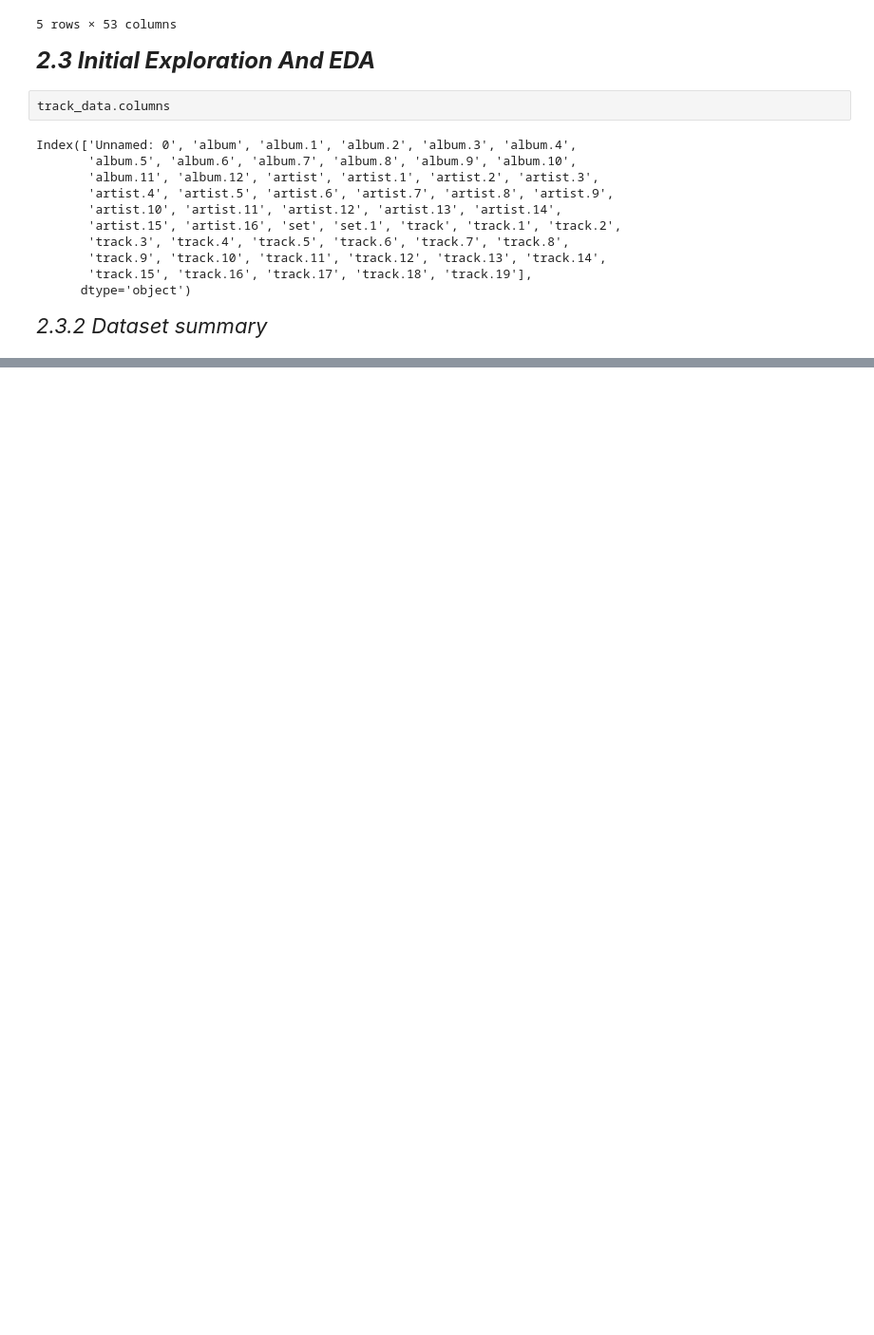
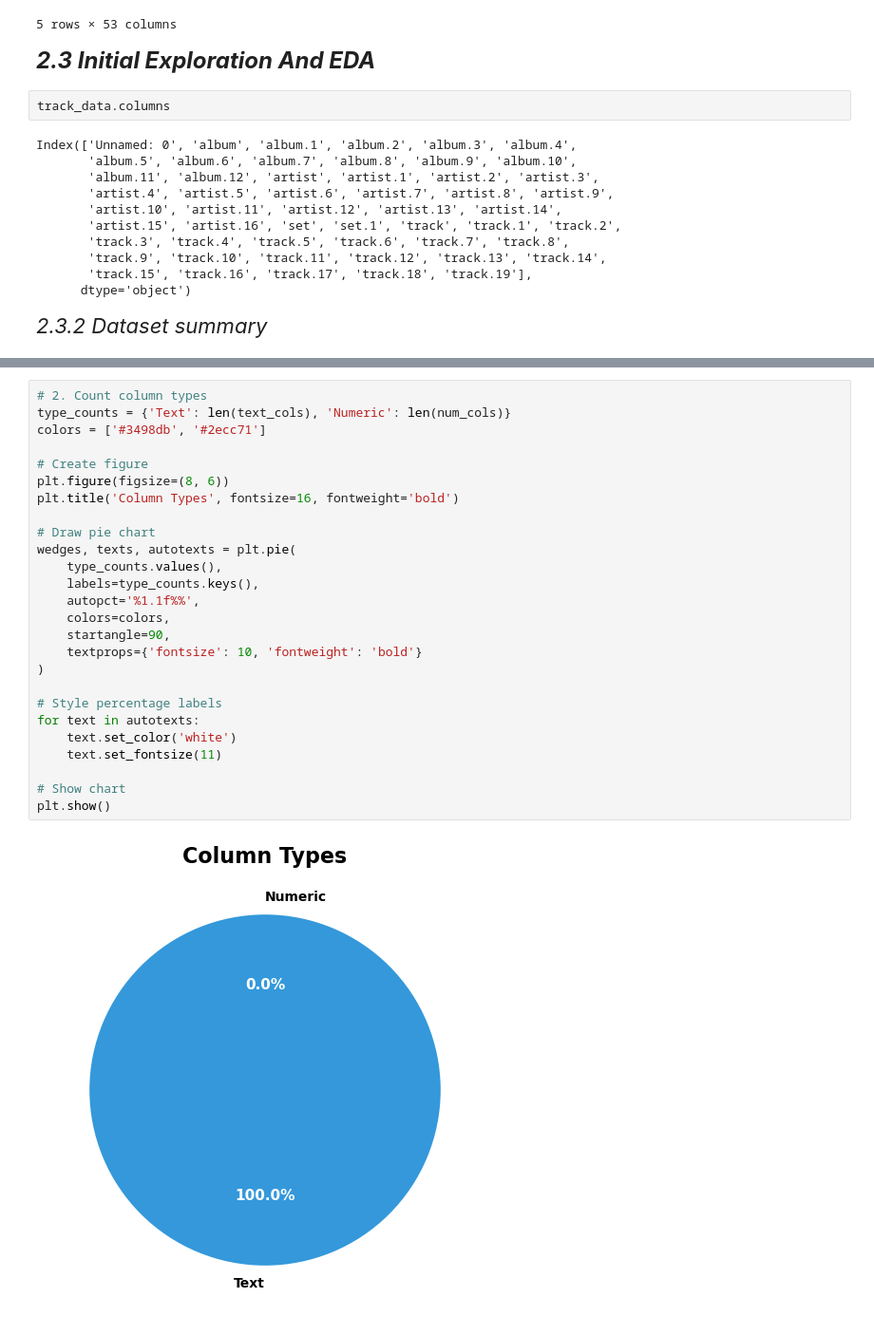
Before and after one commit to veenaledi/DS-Capstone-Project, a Jupyter notebook: Music.ipynb, the cells around one changed output, grey strips where cells are left out. Shown at 95% size. Cells and saved outputs as stored; diff of their text form; blank space fills up the shorter version.

```diff
--- a/Music.ipynb
+++ b/Music.ipynb
@@ -114,0 +155,28 @@ Index(['Unnamed: 0', 'album', 'album.1', 'album.2', 'album.3', 'album.4',
+# %%
+# 2. Count column types
+type_counts = {'Text': len(text_cols), 'Numeric': len(num_cols)}
+colors = ['#3498db', '#2ecc71']
+
+# Create figure
+plt.figure(figsize=(8, 6))
+plt.title('Column Types', fontsize=16, fontweight='bold')
+
+# Draw pie chart
+wedges, texts, autotexts = plt.pie(
+    type_counts.values(),
+    labels=type_counts.keys(),
+    autopct='%1.1f%%',
+    colors=colors,
+    startangle=90,
+    textprops={'fontsize': 10, 'fontweight': 'bold'}
+)
+
+# Style percentage labels
+for text in autotexts:
+    text.set_color('white')
+    text.set_fontsize(11)
+
+# Show chart
+plt.show()
+# %% [output]
+[figure, added]
```
Also changed, not shown: parts of 2 cells of this notebook.
